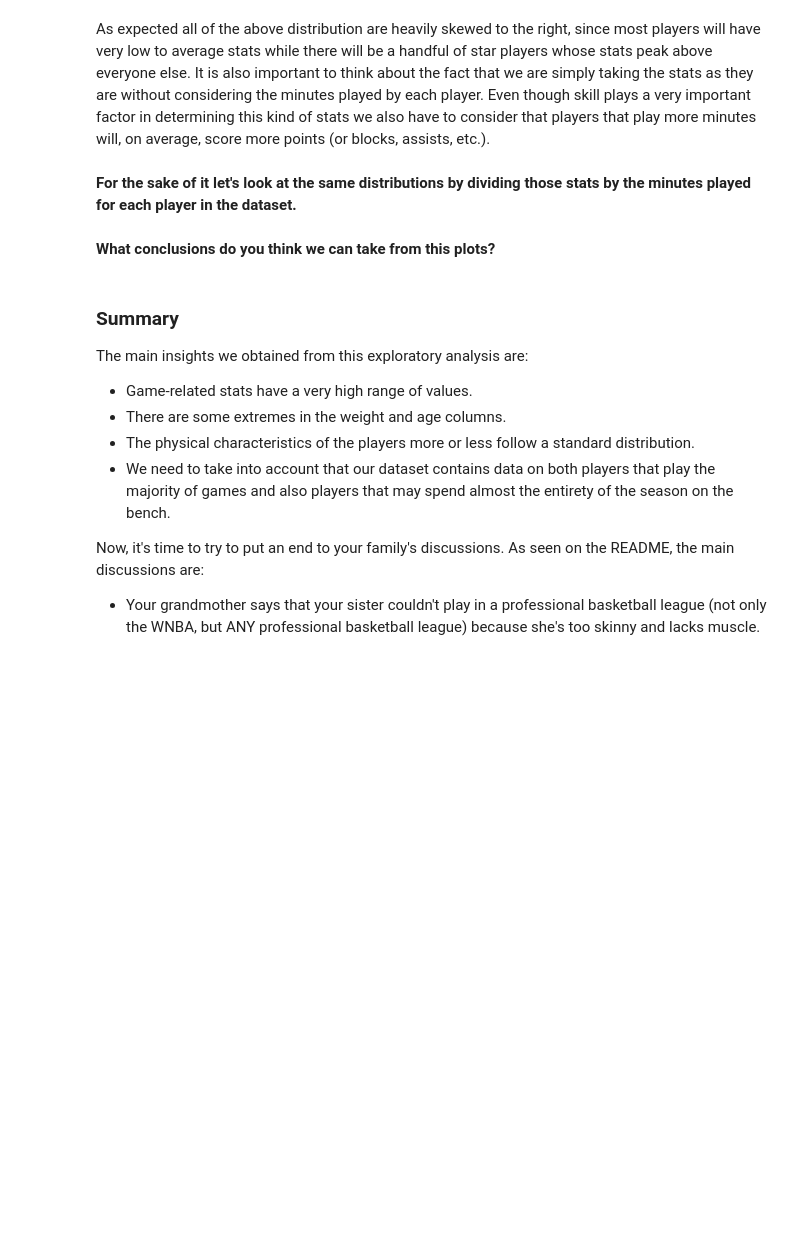
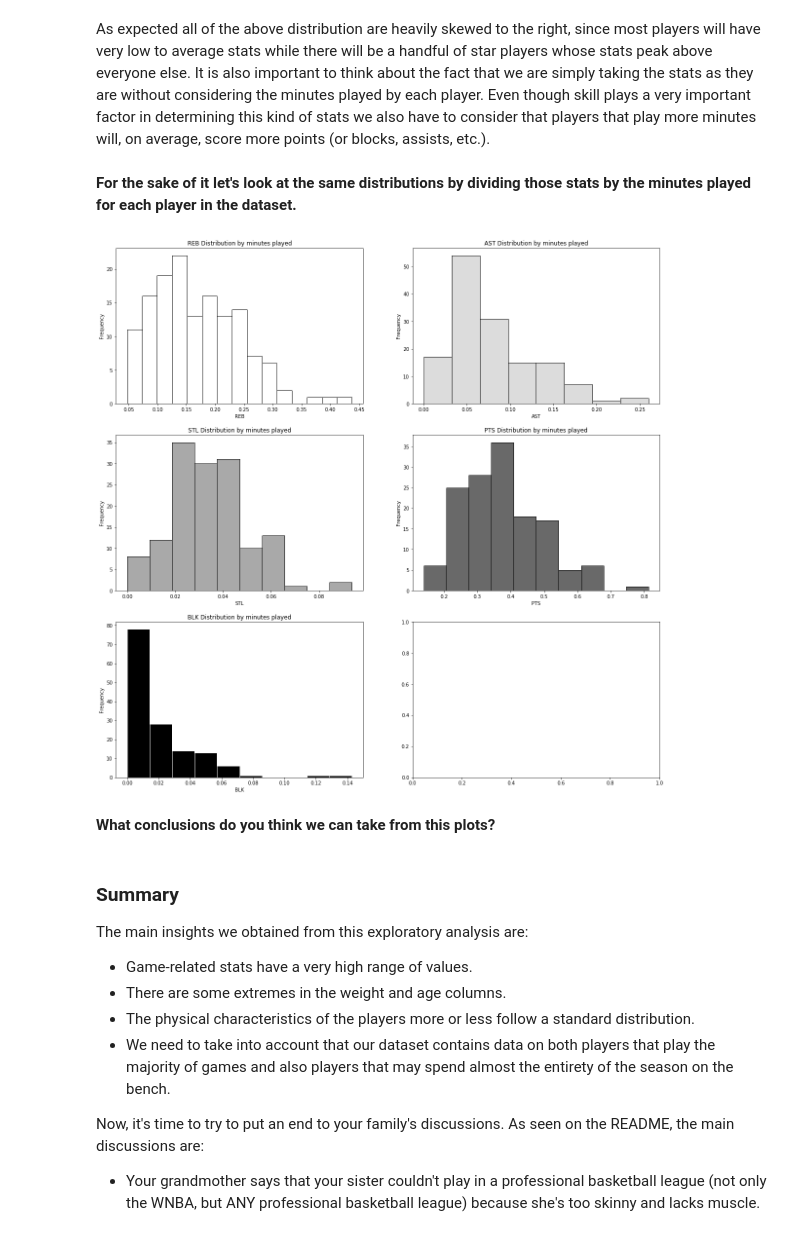
Before and after one commit to ta-data-lis/M2-mini-project2, a Jupyter notebook: your-code/2.-Exploratory-Data-Analysis.ipynb, the cells around one changed output. Drawn from its saved outputs; the diff is of its cells as text; code cells hidden in the pictures; blank space fills up the shorter version.

```diff
--- a/your-code/2.-Exploratory-Data-Analysis.ipynb
+++ b/your-code/2.-Exploratory-Data-Analysis.ipynb
@@ -134,2 +135,33 @@ As expected all of the above distribution are heavily skewed to the right, since
+# %%
+fig, axs = plt.subplots(nrows=3, ncols=2, figsize = (20, 20))
+
+axs[0, 0].hist((wnba['REB'] / wnba['MIN']), color = 'white', edgecolor= 'black', bins = 15)
+axs[0, 0].set_xlabel('REB')
+axs[0, 0].set_ylabel('Frequency')
+axs[0, 0].set_title('REB Distribution by minutes played')
+
+axs[0, 1].hist((wnba['AST'] / wnba['MIN']), color = 'gainsboro', edgecolor= 'black',bins = 8)
+axs[0, 1].set_xlabel('AST')
+axs[0, 1].set_ylabel('Frequency')
+axs[0, 1].set_title('AST Distribution by minutes played')
+
+axs[1, 0].hist((wnba['STL'] / wnba['MIN']), color = 'darkgrey', edgecolor= 'black')
+axs[1, 0].set_xlabel('STL')
+axs[1, 0].set_ylabel('Frequency')
+axs[1, 0].set_title('STL Distribution by minutes played')
+
+axs[1, 1].hist((wnba['PTS'] / wnba['MIN']), color = 'dimgrey', edgecolor= 'black')
+axs[1, 1].set_xlabel('PTS')
+axs[1, 1].set_ylabel('Frequency')
+axs[1, 1].set_title('PTS Distribution by minutes played')
+
+axs[2, 0].hist((wnba['BLK'] / wnba['MIN']), color = 'black', edgecolor= 'white')
+axs[2, 0].set_xlabel('BLK')
+axs[2, 0].set_ylabel('Frequency')
+axs[2, 0].set_title('BLK Distribution by minutes played')
+
+plt.show()
+# %% [output]
+[figure, added]
 # %% [markdown]
 **What conclusions do you think we can take from this plots?**
```
Also changed, not shown: parts of 13 cells of this notebook, 1 other file.
